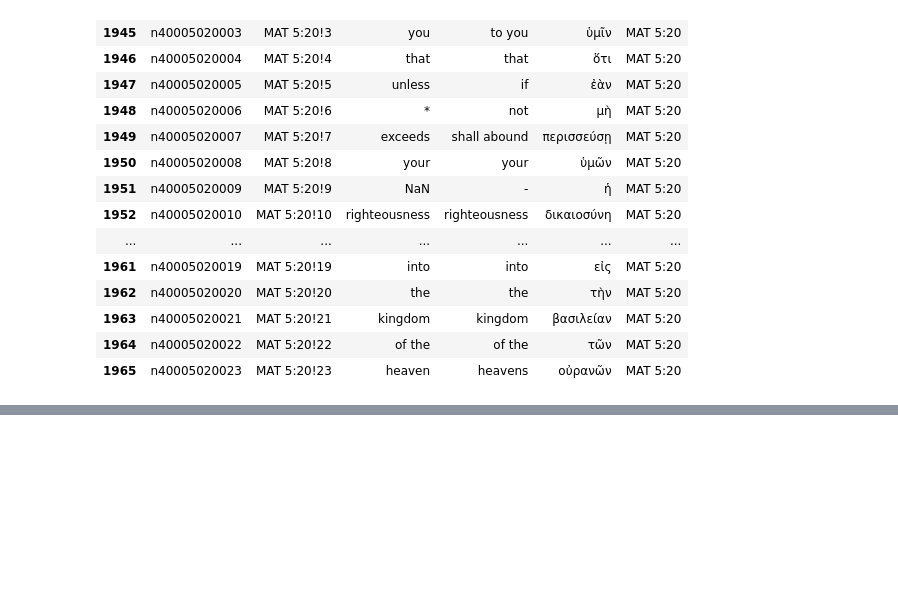
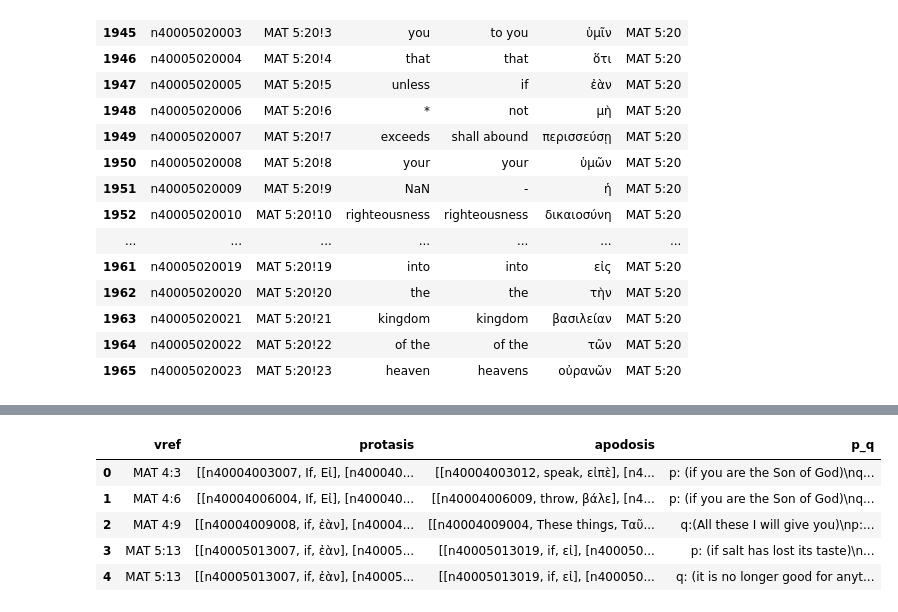
Before and after one commit to ryderwishart/biblical-machine-learning, a Jupyter notebook: protasis_apodosis_alignment.ipynb, the cells around one changed output, grey strips where cells are left out. Cells and saved outputs as stored; diff of their text form; code cells hidden in the pictures; blank space fills up the shorter version.

```diff
--- a/protasis_apodosis_alignment.ipynb
+++ b/protasis_apodosis_alignment.ipynb
@@ -341,0 +886,22 @@ mark_df.head()
+# %%
+# Create a new column 'ref' in df that contains the 'vref' values without the trailing characters after the numbers
+df['ref'] = df['vref'].str.extract(r'([1-3]*[A-Z]+\s\d+:\d+)', expand=False)
+
+# Create a new column 'ref' in concatenated_df that contains the 'reference' values without the trailing characters after the numbers
+mark_df['ref'] = mark_df['reference'].str.extract(r'([1-3]*[A-Z]+\s\d+:\d+)', expand=False)
+
+# Merge df and concatenated_df on 'ref'
+merged_df = pd.merge(df, mark_df[['ref', 'scope']], on='ref', how='left')
+
+# Drop 'data.error', 'error', and 'reference' columns
+merged_df = merged_df.drop(columns=['data.error', 'error', 'ref'])
+# %%
+merged_df = merged_df.rename(columns={'scope': 'p_q'})
+merged_df.head()
+# %% [output]
+|  | vref | protasis | apodosis | p_q |
+| 0 | MAT 4:3 | [[n40004003007, If, Εἰ], [n400040... | [[n40004003012, speak, εἰπὲ], [n4... | p: (if you are the Son of God)\nq... |
+| 1 | MAT 4:6 | [[n40004006004, If, Εἰ], [n400040... | [[n40004006009, throw, βάλε], [n4... | p: (if you are the Son of God)\nq... |
+| 2 | MAT 4:9 | [[n40004009008, if, ἐὰν], [n40004... | [[n40004009004, These things, Ταῦ... | q:(All these I will give you)\np:... |
+| 3 | MAT 5:13 | [[n40005013007, if, ἐὰν], [n40005... | [[n40005013019, if, εἰ], [n400050... | p: (if salt has lost its taste)\n... |
+| 4 | MAT 5:13 | [[n40005013007, if, ἐὰν], [n40005... | [[n40005013019, if, εἰ], [n400050... | q: (it is no longer good for anyt... |
```
Also changed, not shown: parts of 57 cells of this notebook.
